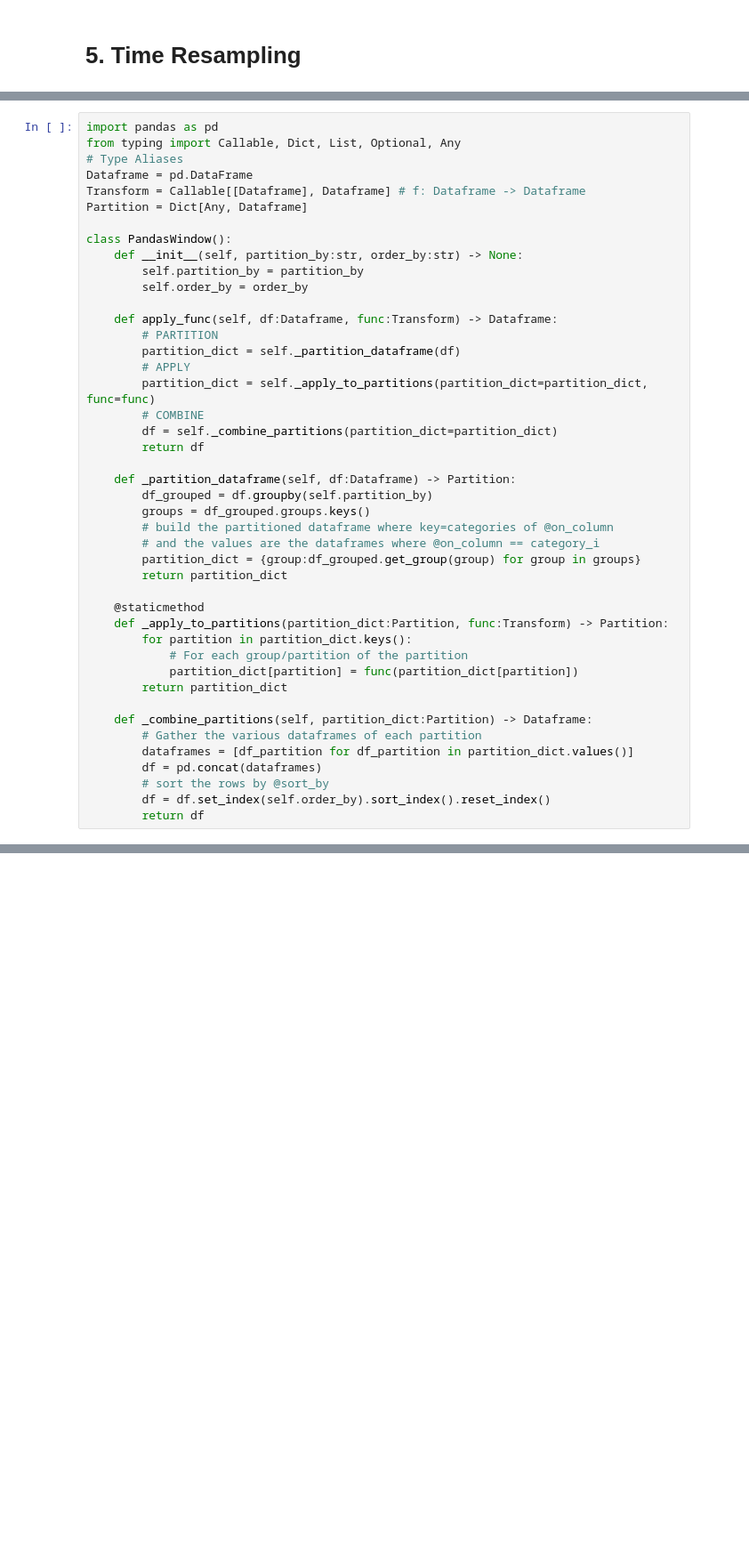
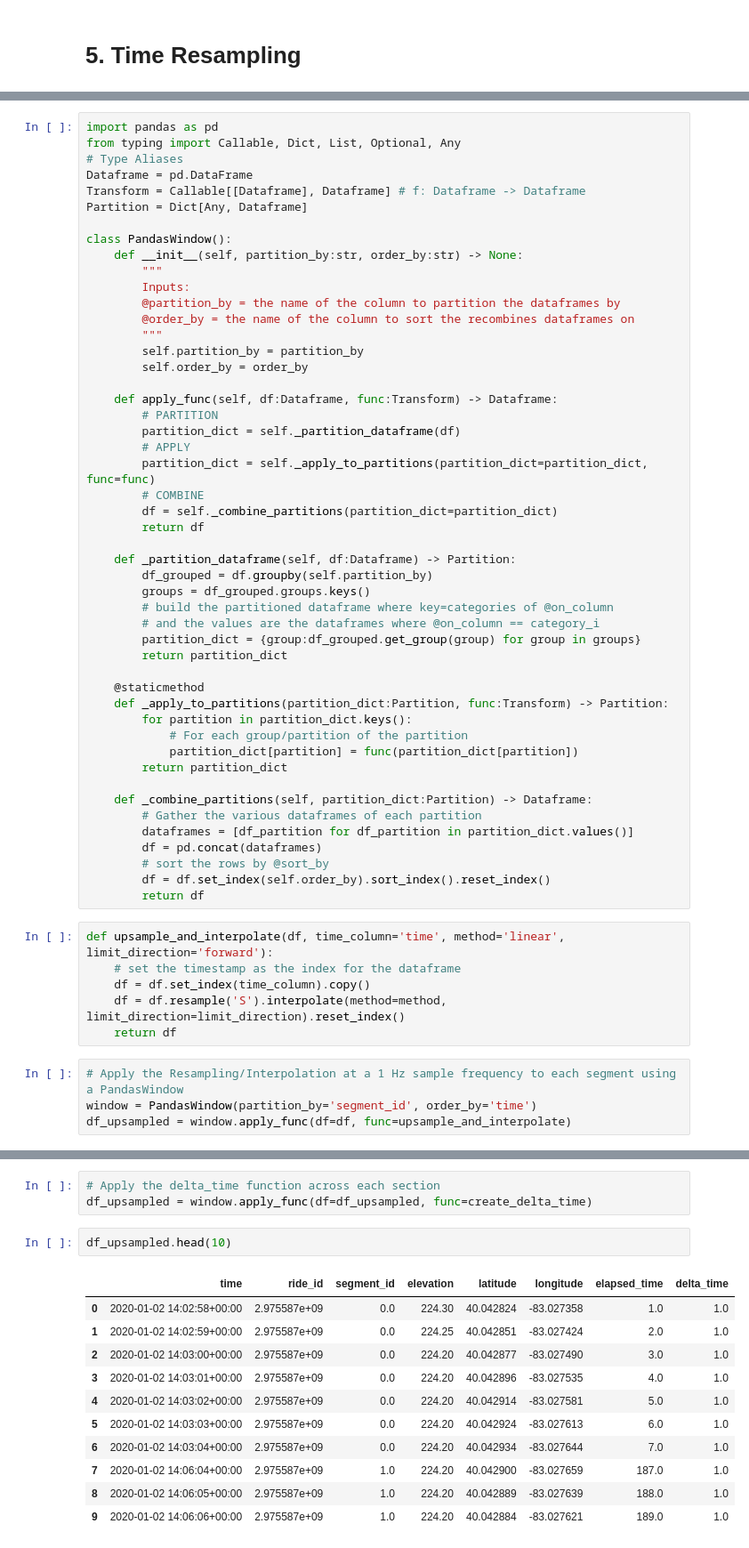
Before and after one commit to ericbauer55/strava-fitness, a Jupyter notebook: src/notebooks/2. Prototyping Sample Time Normalization.ipynb, the cells around one changed output, grey strips where cells are left out. Shown at 89% size. Saved outputs shown, nothing was run; the diff lists cells and outputs as text; blank space fills up the shorter version.

Commit message:
finished prototyping the sample time normalization

```diff
--- a/src/notebooks/2. Prototyping Sample Time Normalization.ipynb
+++ b/src/notebooks/2. Prototyping Sample Time Normalization.ipynb
@@ -325,6 +295,11 @@ Partition = Dict[Any, Dataframe]
 
 class PandasWindow():
     def __init__(self, partition_by:str, order_by:str) -> None:
+        """
+        Inputs:
+        @partition_by = the name of the column to partition the dataframes by
+        @order_by = the name of the column to sort the recombines dataframes on
+        """
         self.partition_by = partition_by
         self.order_by = order_by
 
@@ -359,3 +334,13 @@ class PandasWindow():
         # sort the rows by @sort_by
         df = df.set_index(self.order_by).sort_index().reset_index()
         return df
+# %%
+def upsample_and_interpolate(df, time_column='time', method='linear', limit_direction='forward'):
+    # set the timestamp as the index for the dataframe
+    df = df.set_index(time_column).copy()
+    df = df.resample('S').interpolate(method=method, limit_direction=limit_direction).reset_index()
+    return df
+# %%
+# Apply the Resampling/Interpolation at a 1 Hz sample frequency to each segment using a PandasWindow
+window = PandasWindow(partition_by='segment_id', order_by='time')
+df_upsampled = window.apply_func(df=df, func=upsample_and_interpolate)
@@ -361,0 +365,17 @@ class PandasWindow():
+# %%
+# Apply the delta_time function across each section
+df_upsampled = window.apply_func(df=df_upsampled, func=create_delta_time)
+# %%
+df_upsampled.head(10)
+# %% [output]
+|  | time | ride_id | segment_id | elevation | latitude | longitude | elapsed_time | delta_time |
+| 0 | 2020-01-02 14:02:58+00:00 | 2.975587e+09 | 0.0 | 224.30 | 40.042824 | -83.027358 | 1.0 | 1.0 |
+| 1 | 2020-01-02 14:02:59+00:00 | 2.975587e+09 | 0.0 | 224.25 | 40.042851 | -83.027424 | 2.0 | 1.0 |
+| 2 | 2020-01-02 14:03:00+00:00 | 2.975587e+09 | 0.0 | 224.20 | 40.042877 | -83.027490 | 3.0 | 1.0 |
+| 3 | 2020-01-02 14:03:01+00:00 | 2.975587e+09 | 0.0 | 224.20 | 40.042896 | -83.027535 | 4.0 | 1.0 |
+| 4 | 2020-01-02 14:03:02+00:00 | 2.975587e+09 | 0.0 | 224.20 | 40.042914 | -83.027581 | 5.0 | 1.0 |
+| 5 | 2020-01-02 14:03:03+00:00 | 2.975587e+09 | 0.0 | 224.20 | 40.042924 | -83.027613 | 6.0 | 1.0 |
+| 6 | 2020-01-02 14:03:04+00:00 | 2.975587e+09 | 0.0 | 224.20 | 40.042934 | -83.027644 | 7.0 | 1.0 |
+| 7 | 2020-01-02 14:06:04+00:00 | 2.975587e+09 | 1.0 | 224.20 | 40.042900 | -83.027659 | 187.0 | 1.0 |
+| 8 | 2020-01-02 14:06:05+00:00 | 2.975587e+09 | 1.0 | 224.20 | 40.042889 | -83.027639 | 188.0 | 1.0 |
+| 9 | 2020-01-02 14:06:06+00:00 | 2.975587e+09 | 1.0 | 224.20 | 40.042884 | -83.027621 | 189.0 | 1.0 |
```
Also changed, not shown: parts of 9 cells of this notebook.
